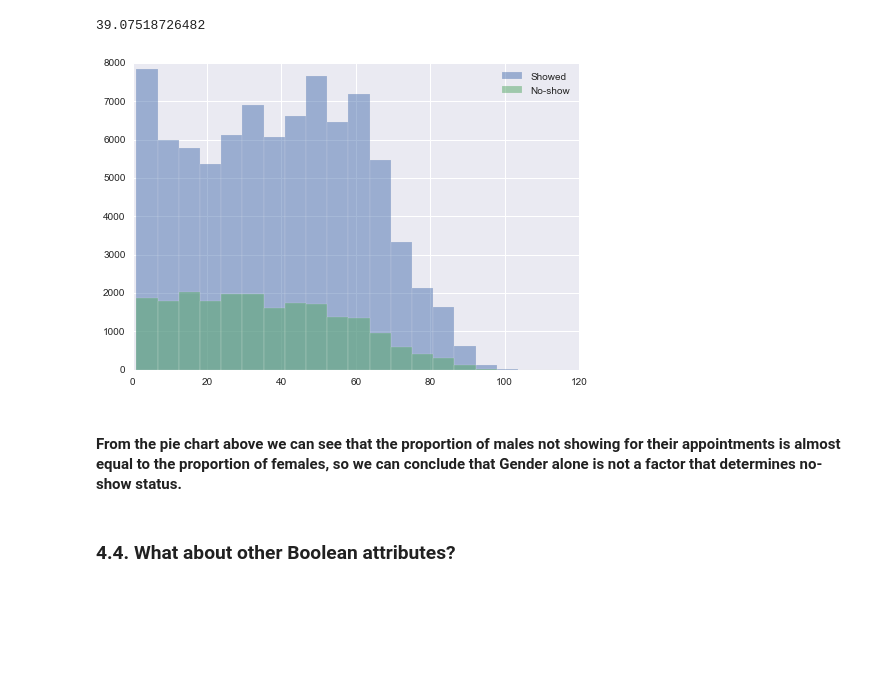
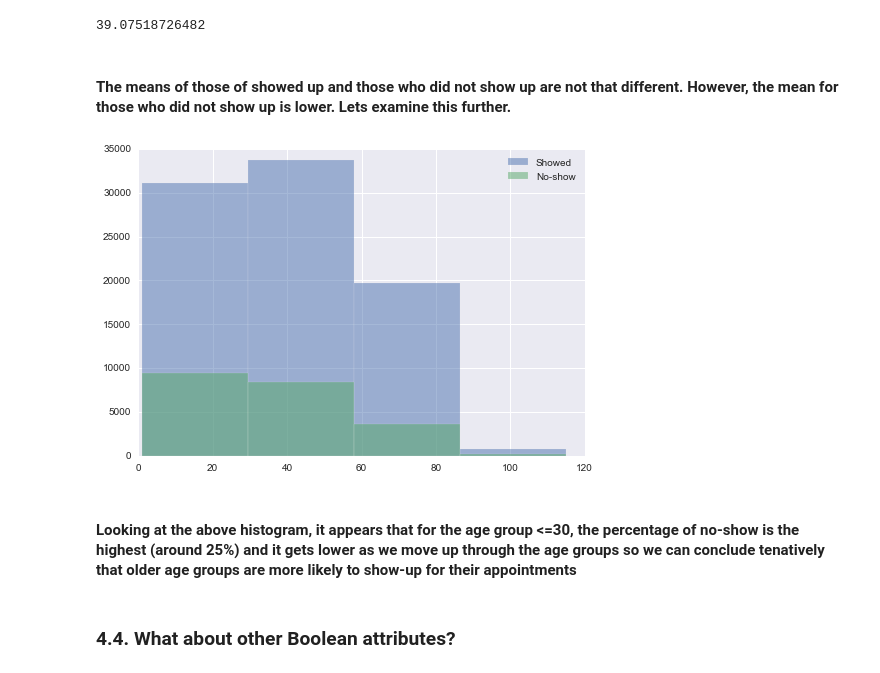
Before and after one commit to walidsi/Udacity_ADA, a Jupyter notebook: No_Show_Appointments_Analysis.ipynb, the cells around one changed output. Saved outputs shown, nothing was run; the diff lists cells and outputs as text; code cells hidden in the pictures; blank space fills up the shorter version.

```diff
--- a/No_Show_Appointments_Analysis.ipynb
+++ b/No_Show_Appointments_Analysis.ipynb
@@ -308,15 +310,17 @@ df.age[noshow].mean()
 df.age[showed].mean()
 # %% [output]
 39.07518726482
+# %% [markdown]
+#### The means of those of showed up and those who did not show up are not that different. However, the mean for those who did not show up is lower. Lets examine this further.
 # %%
 plt.style.use('seaborn')
-df.age[showed].hist(alpha=0.5, bins=20, label='Showed')
-df.age[noshow].hist(alpha=0.5, bins=20, label='No-show')
+df.age[showed].hist(alpha=0.5, bins=4, label='Showed')
+df.age[noshow].hist(alpha=0.5, bins=4, label='No-show')
 plt.legend();
 # %% [output]
-[figure, old version]
+[figure, new version]
-# %% [markdown]
-#### From the pie chart above we can see that the proportion of males not showing for their appointments is almost equal to the proportion of females, so we can conclude that Gender alone is not a factor that determines no-show status.
+# %% [markdown]
+#### Looking at the above histogram, it appears that for the age group <=30, the percentage of no-show is the highest (around 25%) and it gets lower as we move up through the age groups so we can conclude tenatively that older age groups are more likely to show-up for their appointments
 # %% [markdown]
 ### 4.4. What about other Boolean attributes?
 # %%
```
Also changed, not shown: parts of 4 cells of this notebook.
